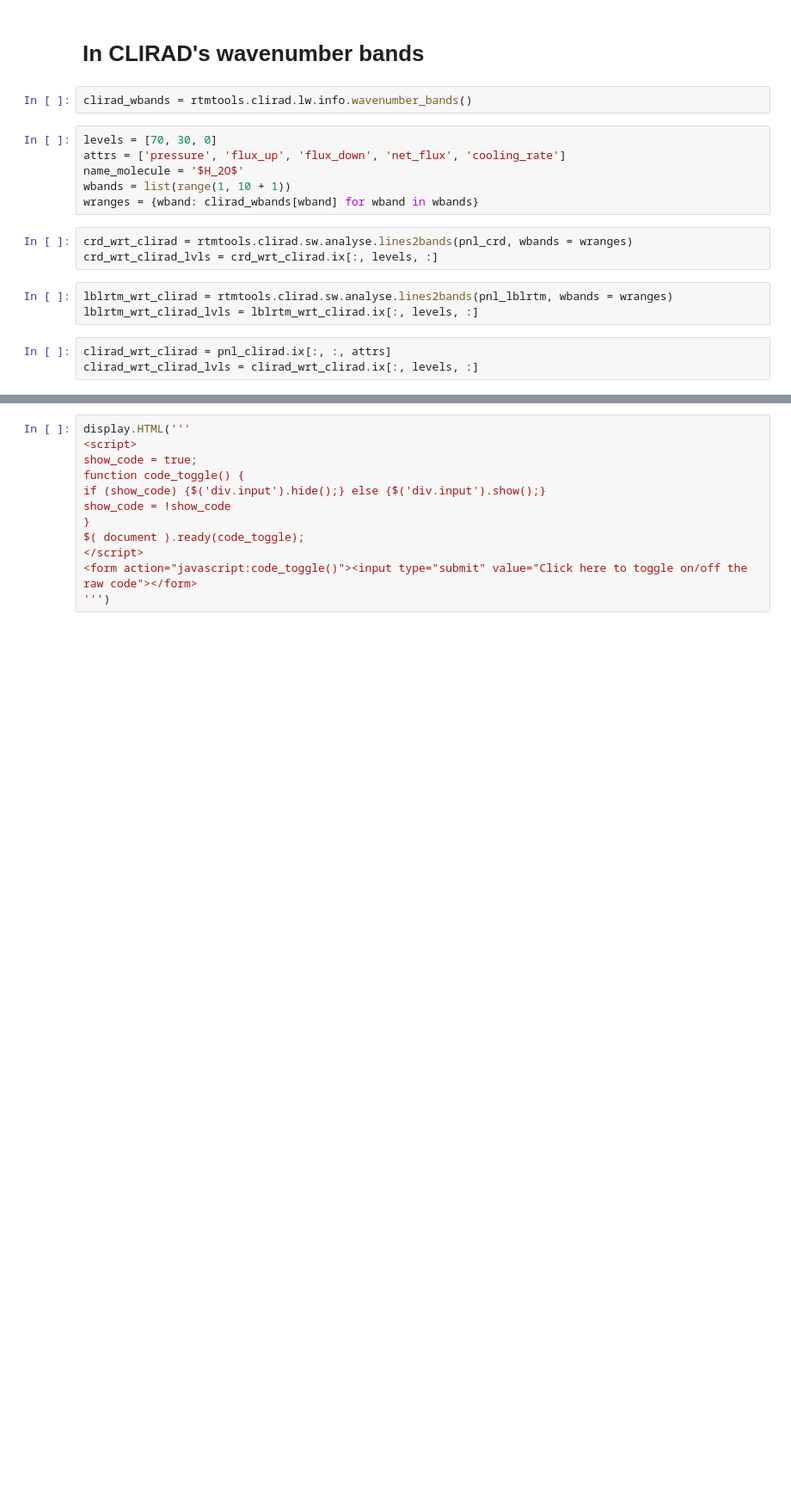
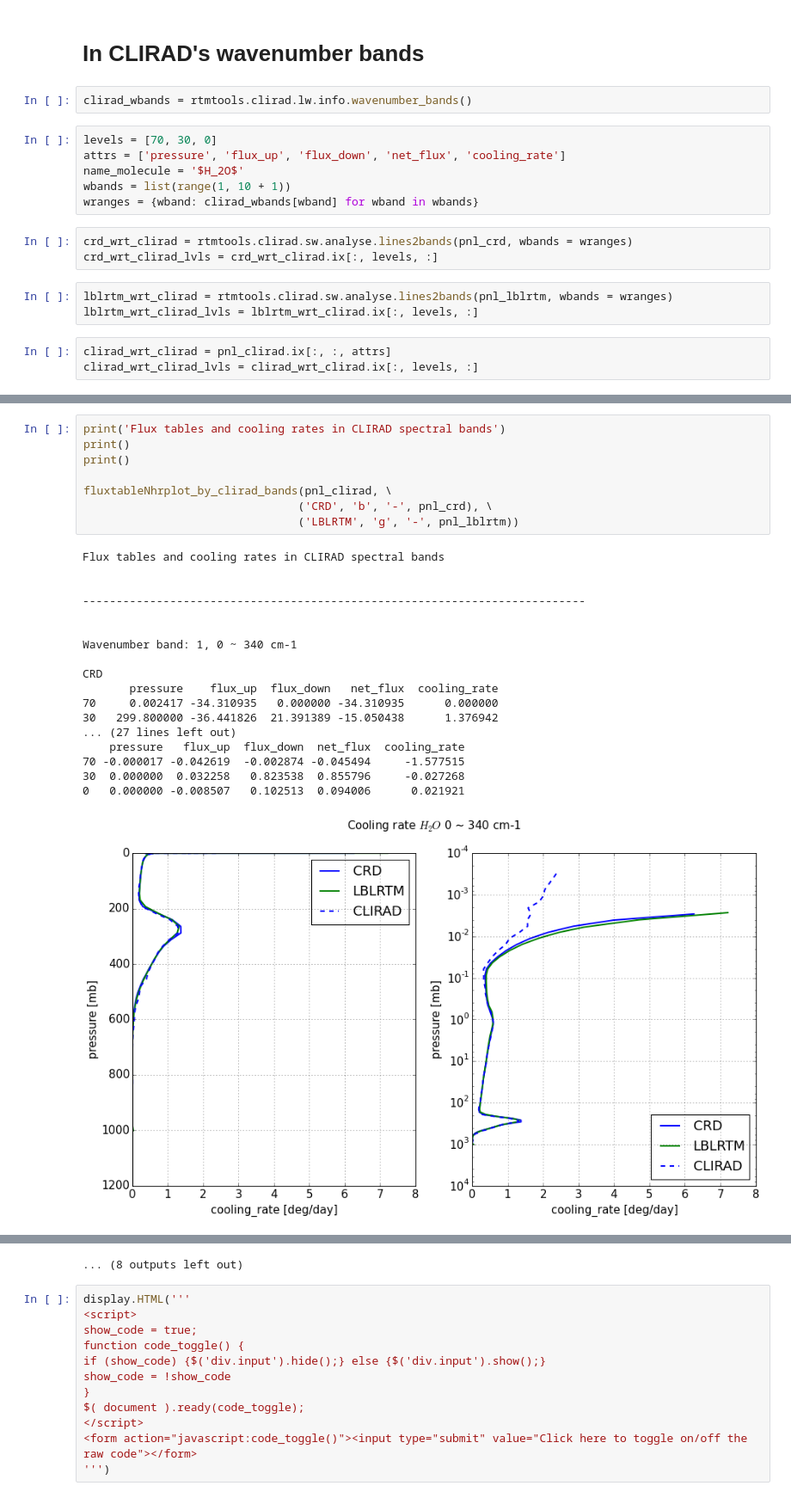
Before and after one commit to qAp/offline_radiation_notebooks, a Jupyter notebook: longwave_mls_H2O_tmp.ipynb, the cells around one changed output, grey strips where cells are left out. Shown at 86% size. Drawn from its saved outputs; the diff is of its cells as text; blank space fills up the shorter version.

```diff
--- a/longwave_mls_H2O_tmp.ipynb
+++ b/longwave_mls_H2O_tmp.ipynb
@@ -433,0 +367,27 @@ LBLRTM
+# %%
+print('Flux tables and cooling rates in CLIRAD spectral bands')
+print()
+print()
+
+fluxtableNhrplot_by_clirad_bands(pnl_clirad, \
+                                ('CRD', 'b', '-', pnl_crd), \
+                                ('LBLRTM', 'g', '-', pnl_lblrtm))
+# %% [output]
+Flux tables and cooling rates in CLIRAD spectral bands
+
+
+---------------------------------------------------------------------------
+
+
+Wavenumber band: 1, 0 ~ 340 cm-1
+
+CRD
+       pressure    flux_up  flux_down   net_flux  cooling_rate
+70     0.002417 -34.310935   0.000000 -34.310935      0.000000
+30   299.800000 -36.441826  21.391389 -15.050438      1.376942
+... (27 lines left out)
+    pressure   flux_up  flux_down  net_flux  cooling_rate
+70 -0.000017 -0.042619  -0.002874 -0.045494     -1.577515
+30  0.000000  0.032258   0.823538  0.855796     -0.027268
+0   0.000000 -0.008507   0.102513  0.094006      0.021921
+[figure, added]
@@ -434,3 +484,4 @@ LBLRTM
+... (8 outputs left out)
 # %%
 display.HTML('''
 <script>
```
Also changed, not shown: parts of 12 cells of this notebook.
